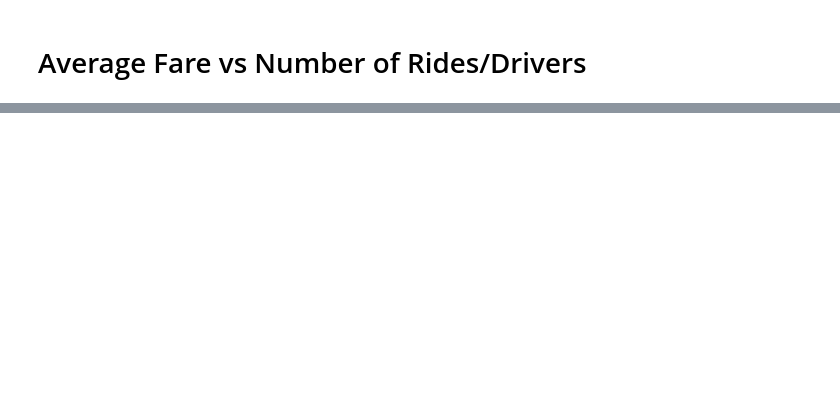
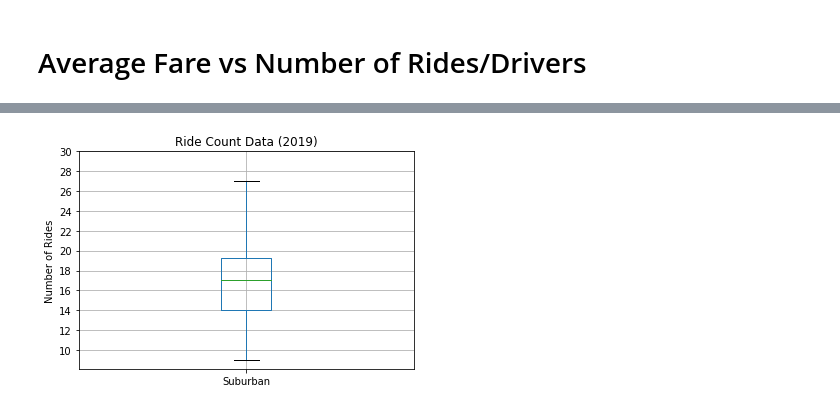
Before and after one commit to yazhcodes/PyBer_Analysis, a Jupyter notebook: Course Work/PyBer.ipynb, the cells around one changed output, grey strips where cells are left out. Cells and saved outputs as stored; diff of their text form; code cells hidden in the pictures; blank space fills up the shorter version.

```diff
--- a/Course Work/PyBer.ipynb
+++ b/Course Work/PyBer.ipynb
@@ -247,0 +408,10 @@ plt.savefig(fig1_path)
+# %%
+# Suburban Rides
+suburban_plot = suburban_rides_by_city.plot(kind='box')
+suburban_plot.set_xticklabels(['Suburban'])
+suburban_plot.set_yticks(np.arange(10,31,2))
+suburban_plot.set_ylabel('Number of Rides')
+suburban_plot.set_title('Ride Count Data (2019)')
+suburban_plot.grid()
+# %% [output]
+[figure, added]
```
Also changed, not shown: parts of 44 cells of this notebook, 2 other files.
